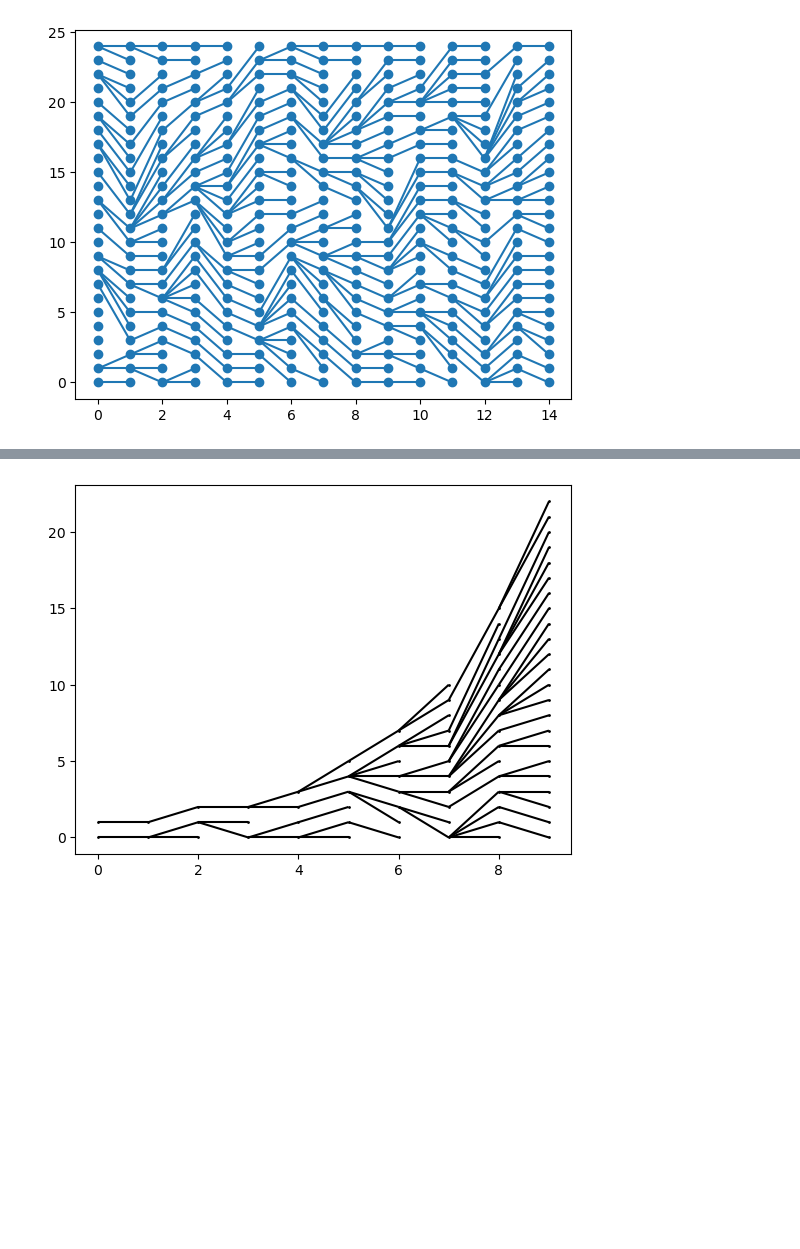
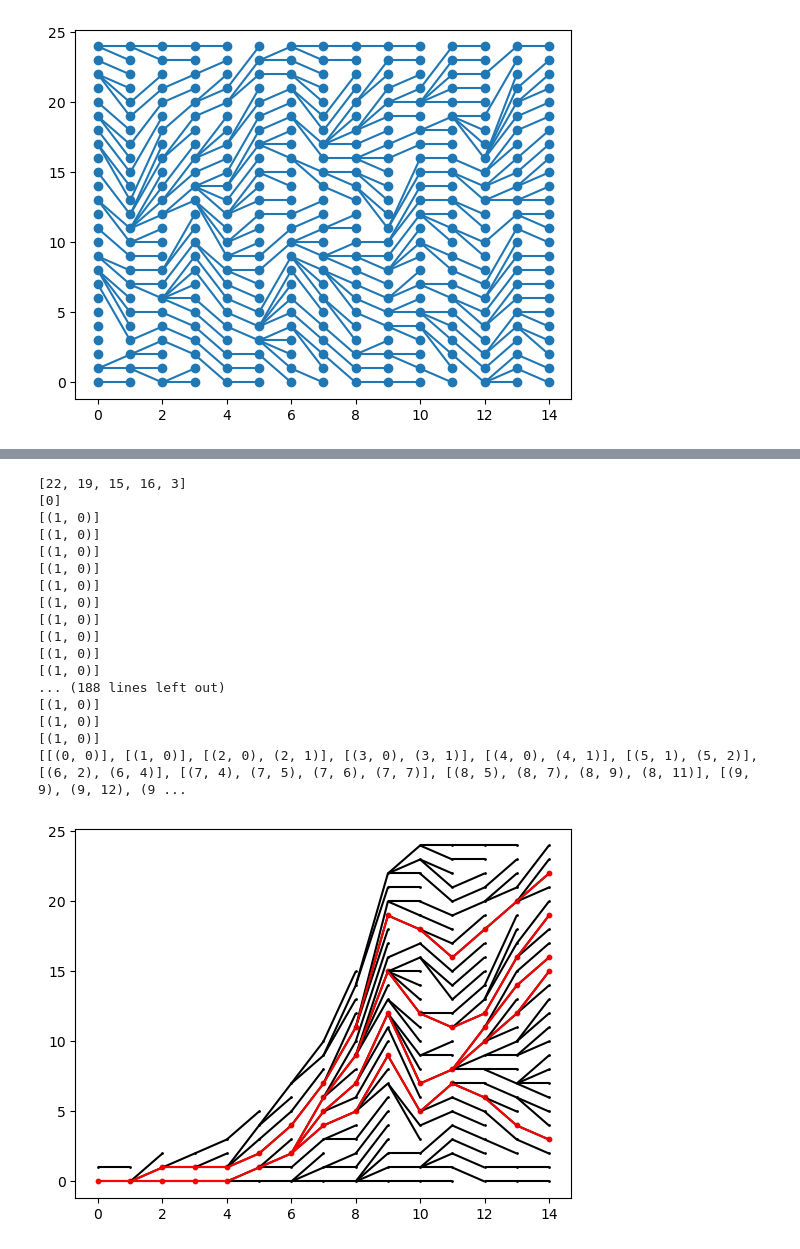
Before and after one commit to barneypotter24/doctoral_thesis, a Jupyter notebook: scripts/intro_plot_coalescent.ipynb, the cells around one changed output, grey strips where cells are left out. Saved outputs shown, nothing was run; the diff lists cells and outputs as text; code cells hidden in the pictures; blank space fills up the shorter version.

```diff
--- a/scripts/intro_plot_coalescent.ipynb
+++ b/scripts/intro_plot_coalescent.ipynb
@@ -148,5 +134,0 @@ class Coalescent:
-# %%
-C = Coalescent(n_generations = 10, population_size=30, limiting_function= lambda k: 0.5*exp(k*0.42) +1)
-C.plot()
-# %% [output]
-[figure, removed]
@@ -152,0 +169,32 @@ C.plot()
+# %%
+(sampled_coalescent, sampled_points) = sample_from_coalescent(sorted_segs, gen_pts, 5)
+
+print(sampled_points)
+
+fig, ax = plt.subplots()
+line_segments = LineCollection(sorted_segs, color='k')
+plot_lattice_points(lpoints, color='k', s=1)
+ax.add_collection(line_segments)
+plot_generation_points(sampled_points, color='r', s=10)
+line_segments = LineCollection(sampled_coalescent, color='r')
+ax.add_collection(line_segments)
+plt.show()
+# %% [output]
+[22, 19, 15, 16, 3]
+[0]
+[(1, 0)]
+[(1, 0)]
+[(1, 0)]
+[(1, 0)]
+[(1, 0)]
+[(1, 0)]
+[(1, 0)]
+[(1, 0)]
+[(1, 0)]
+[(1, 0)]
+... (188 lines left out)
+[(1, 0)]
+[(1, 0)]
+[(1, 0)]
+[[(0, 0)], [(1, 0)], [(2, 0), (2, 1)], [(3, 0), (3, 1)], [(4, 0), (4, 1)], [(5, 1), (5, 2)], [(6, 2), (6, 4)], [(7, 4), (7, 5), (7, 6), (7, 7)], [(8, 5), (8, 7), (8, 9), (8, 11)], [(9, 9), (9, 12), (9 ...
+[figure, added]
```
Also changed, not shown: parts of 5 cells of this notebook.
